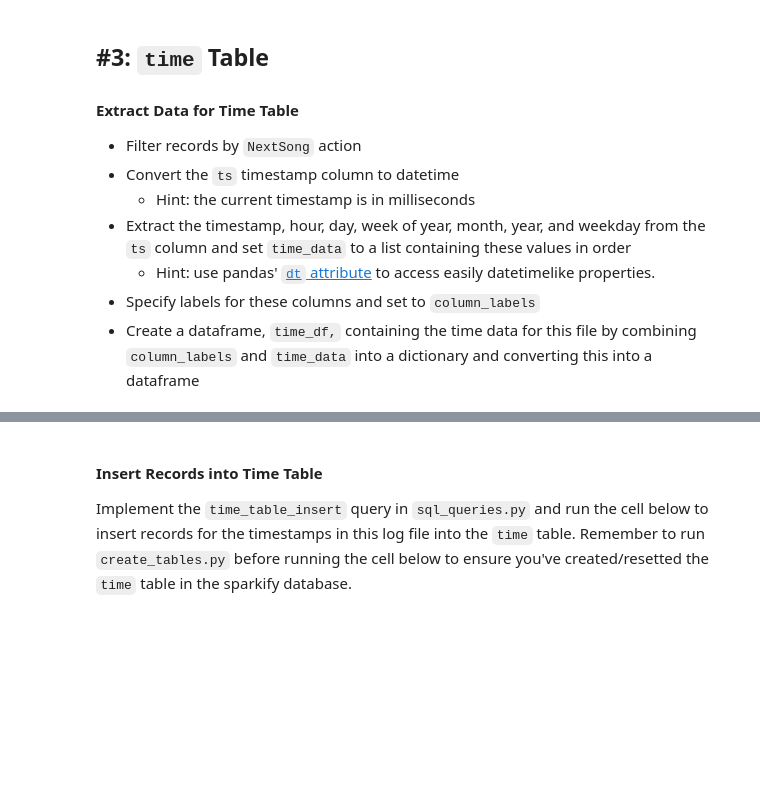
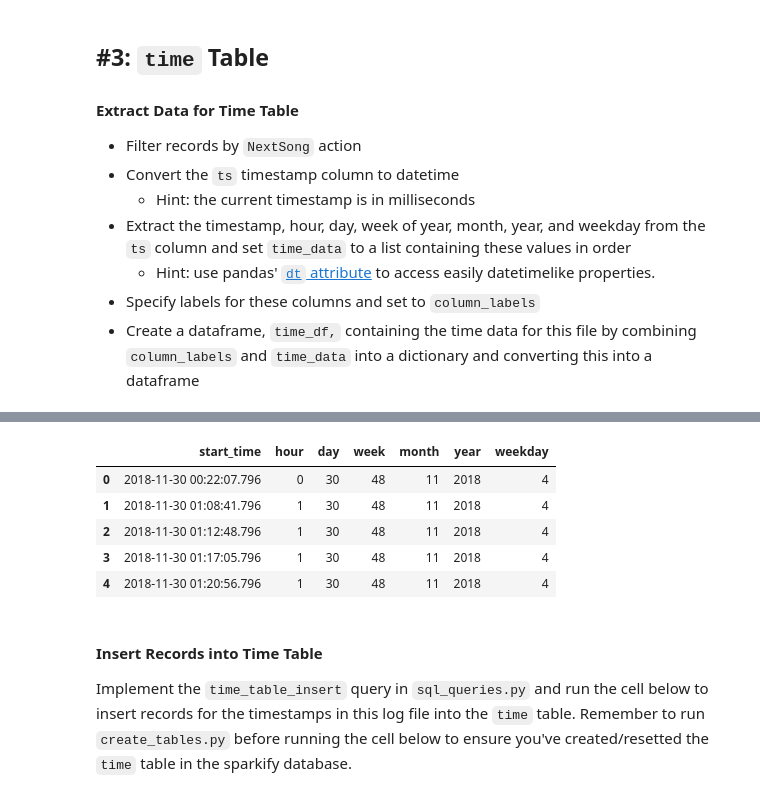
Before and after one commit to Abdulaziz-Q/Udacity-DEND-P1, a Jupyter notebook: etl.ipynb, the cells around one changed output, grey strips where cells are left out. Saved outputs shown, nothing was run; the diff lists cells and outputs as text; code cells hidden in the pictures; blank space fills up the shorter version.

```diff
--- a/etl.ipynb
+++ b/etl.ipynb
@@ -122,3 +154,13 @@ time_df.head()
+# %%
+time_df['start_time']= pd.to_datetime(time_df['start_time'])
+time_df.head()
+# %% [output]
+|  | start_time | hour | day | week | month | year | weekday |
+| 0 | 2018-11-30 00:22:07.796 | 0 | 30 | 48 | 11 | 2018 | 4 |
+| 1 | 2018-11-30 01:08:41.796 | 1 | 30 | 48 | 11 | 2018 | 4 |
+| 2 | 2018-11-30 01:12:48.796 | 1 | 30 | 48 | 11 | 2018 | 4 |
+| 3 | 2018-11-30 01:17:05.796 | 1 | 30 | 48 | 11 | 2018 | 4 |
+| 4 | 2018-11-30 01:20:56.796 | 1 | 30 | 48 | 11 | 2018 | 4 |
 # %% [markdown]
 #### Insert Records into Time Table
 Implement the `time_table_insert` query in `sql_queries.py` and run the cell below to insert records for the timestamps in this log file into the `time` table. Remember to run `create_tables.py` before running the cell below to ensure you've created/resetted the `time` table in the sparkify database.
```
Also changed, not shown: parts of 19 cells of this notebook, 1 other file.
